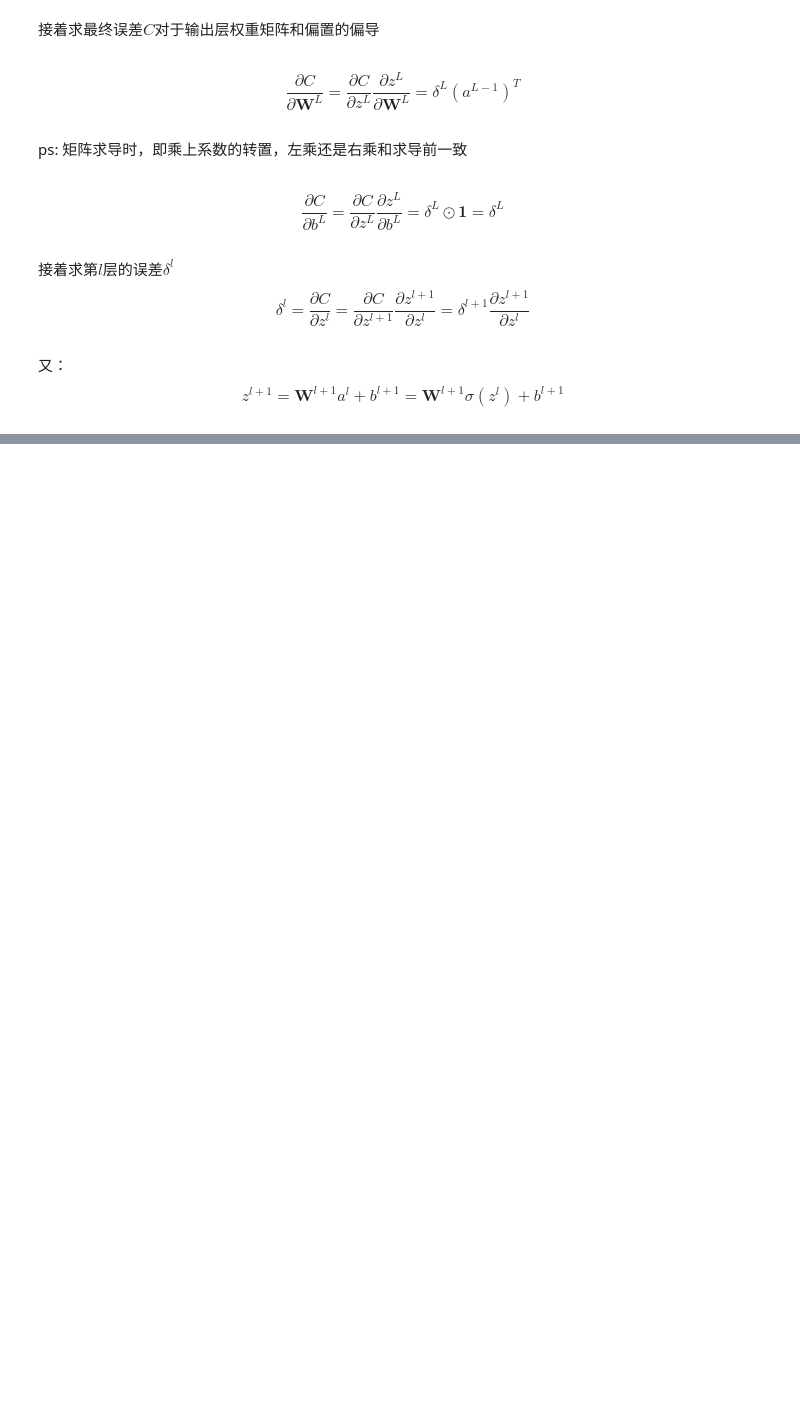
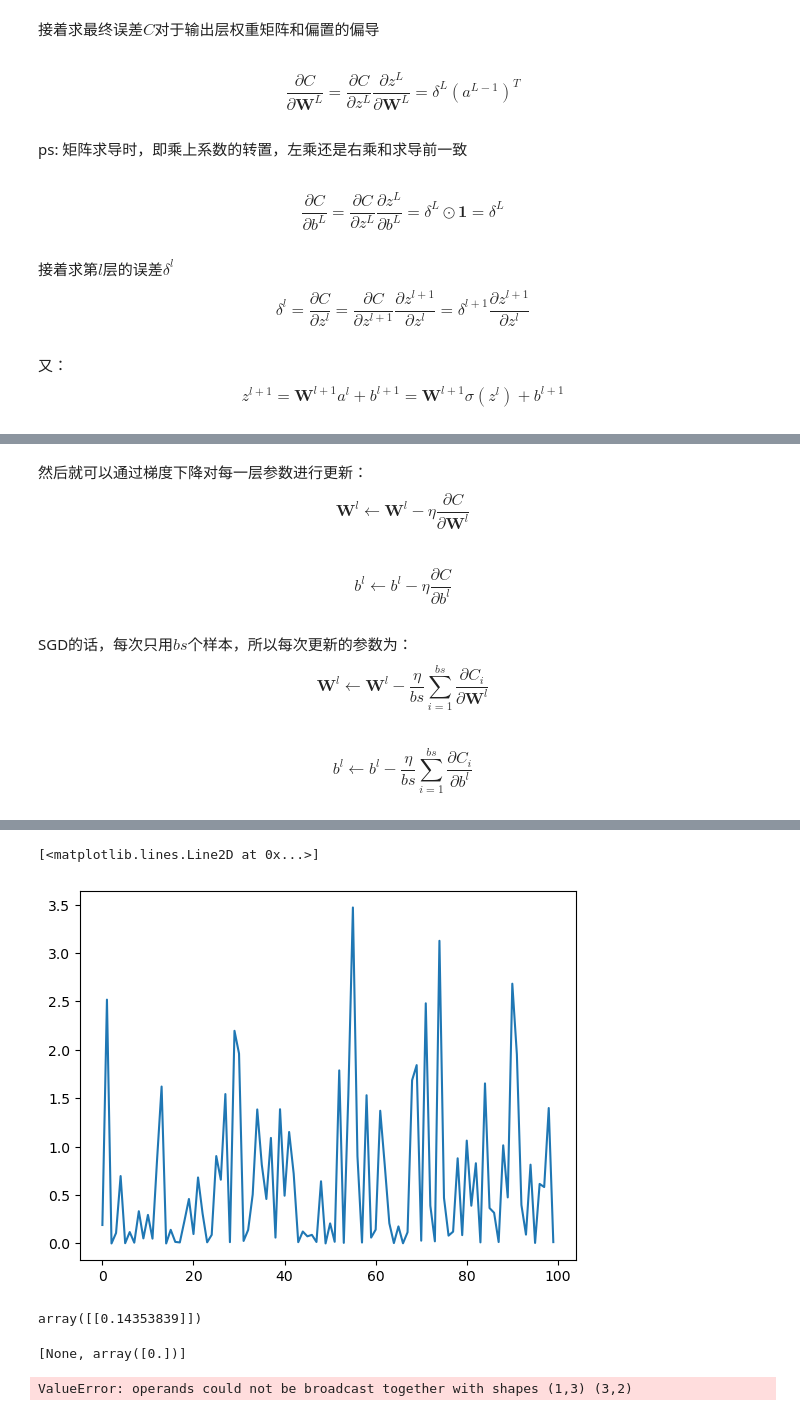
Before and after one commit to hellocym/BP, a Jupyter notebook: MLP.ipynb, the cells around one changed output, grey strips where cells are left out. Cells and saved outputs as stored; diff of their text form; code cells hidden in the pictures; blank space fills up the shorter version.

```diff
--- a/MLP.ipynb
+++ b/MLP.ipynb
@@ -53,0 +66,18 @@ $$
+# %% [markdown]
+然后就可以通过梯度下降对每一层参数进行更新：
+$$
+\mathbf W^l\leftarrow\mathbf W^l-\eta\frac{\partial C}{\partial\mathbf W^l}
+$$
+# %% [markdown]
+$$
+b^l\leftarrow b^l-\eta\frac{\partial C}{\partial b^l}
+$$
+# %% [markdown]
+SGD的话，每次只用$bs$个样本，所以每次更新的参数为：
+$$
+\mathbf W^l\leftarrow\mathbf W^l-\frac{\eta}{bs}\sum_{i=1}^{bs}\frac{\partial C_i}{\partial\mathbf W^l}
+$$
+# %% [markdown]
+$$
+b^l\leftarrow b^l-\frac{\eta}{bs}\sum_{i=1}^{bs}\frac{\partial C_i}{\partial b^l}
+$$
@@ -53,0 +142,31 @@ $$
+# %%
+import numpy as np
+from matplotlib import pyplot as plt
+%matplotlib inline
+
+params = {
+    'layers': 3,
+    'arch': [(2, 3), (3, 4), (4, 1)]
+}
+
+BATCH_SIZE = 1
+LEARNING_RATE = 0.01
+EPOCHS = 100
+
+model = MLP(params=params)
+
+losses = []
+for epoch in range(EPOCHS):
+    x = np.random.randn(BATCH_SIZE, 2)
+    y = np.random.randn(BATCH_SIZE, 1)
+    y_hat = model(x)
+    loss = np.mean((y_hat - y)**2) / 2
+    print(f"Epoch {epoch+1}/{EPOCHS} | Loss: {loss:.4f}")
+    # print(y_hat.shape)
+    model.calc_grad(y_hat, y)
+    model.backward(lr=LEARNING_RATE, bs=BATCH_SIZE)
+    losses.append(loss)
+
+# loss plot, update
+plt.plot(losses)
+# %% [output]
@@ -53,0 +190,7 @@ $$
+[<matplotlib.lines.Line2D at 0x...>]
+[figure, added]
+# %%
+model = MLP(params=params)
+model(np.random.randn(1, 2))
+# %% [output]
+array([[0.14353839]])
@@ -53,0 +201,8 @@ $$
+# %%
+z
+# %% [output]
+[None, array([0.])]
+# %%
+np.random.randn(1, 2) @ np.random.randn(2, 3) * np.random.randn(3, 2)
+# %% [output]
+ValueError: operands could not be broadcast together with shapes (1,3) (3,2)
```
Also changed, not shown: parts of 8 cells of this notebook, 1 other file.
